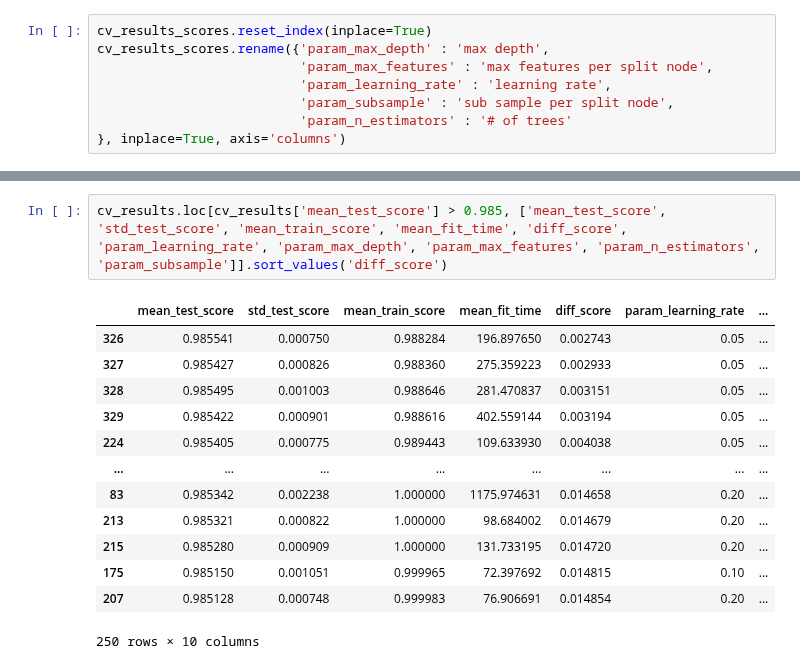
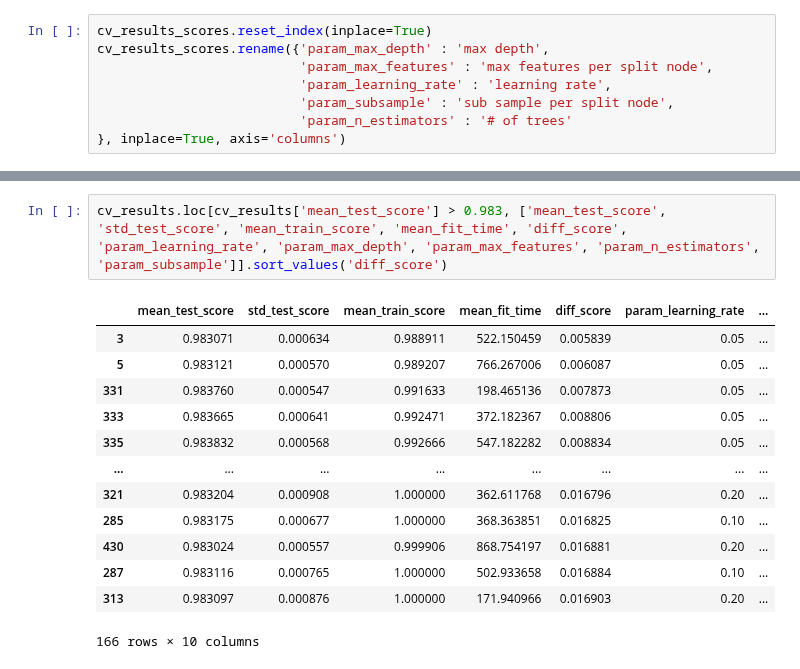
Before and after one commit to alatios/lb2jpsil_classifier-studies, a Jupyter notebook: BDT/hyperparameter-optimization/4_hyperparameter_analysis.ipynb, the cells around one changed output, grey strips where cells are left out. Drawn from its saved outputs; the diff is of its cells as text.

```diff
--- a/BDT/hyperparameter-optimization/4_hyperparameter_analysis.ipynb
+++ b/BDT/hyperparameter-optimization/4_hyperparameter_analysis.ipynb
@@ -148,19 +148,19 @@ plt.show()
 # %%
-cv_results.loc[cv_results['mean_test_score'] > 0.985, ['mean_test_score', 'std_test_score', 'mean_train_score', 'mean_fit_time', 'diff_score', 'param_learning_rate', 'param_max_depth', 'param_max_features', 'param_n_estimators', 'param_subsample']].sort_values('diff_score')
+cv_results.loc[cv_results['mean_test_score'] > 0.983, ['mean_test_score', 'std_test_score', 'mean_train_score', 'mean_fit_time', 'diff_score', 'param_learning_rate', 'param_max_depth', 'param_max_features', 'param_n_estimators', 'param_subsample']].sort_values('diff_score')
 # %% [output]
 |  | mean_test_score | std_test_score | mean_train_score | mean_fit_time | diff_score | param_learning_rate | ... |
-| 326 | 0.985541 | 0.000750 | 0.988284 | 196.897650 | 0.002743 | 0.05 | ... |
-| 327 | 0.985427 | 0.000826 | 0.988360 | 275.359223 | 0.002933 | 0.05 | ... |
-| 328 | 0.985495 | 0.001003 | 0.988646 | 281.470837 | 0.003151 | 0.05 | ... |
-| 329 | 0.985422 | 0.000901 | 0.988616 | 402.559144 | 0.003194 | 0.05 | ... |
-| 224 | 0.985405 | 0.000775 | 0.989443 | 109.633930 | 0.004038 | 0.05 | ... |
+| 3 | 0.983071 | 0.000634 | 0.988911 | 522.150459 | 0.005839 | 0.05 | ... |
+| 5 | 0.983121 | 0.000570 | 0.989207 | 766.267006 | 0.006087 | 0.05 | ... |
+| 331 | 0.983760 | 0.000547 | 0.991633 | 198.465136 | 0.007873 | 0.05 | ... |
+| 333 | 0.983665 | 0.000641 | 0.992471 | 372.182367 | 0.008806 | 0.05 | ... |
+| 335 | 0.983832 | 0.000568 | 0.992666 | 547.182282 | 0.008834 | 0.05 | ... |
 | ... | ... | ... | ... | ... | ... | ... | ... |
-| 83 | 0.985342 | 0.002238 | 1.000000 | 1175.974631 | 0.014658 | 0.20 | ... |
-| 213 | 0.985321 | 0.000822 | 1.000000 | 98.684002 | 0.014679 | 0.20 | ... |
-| 215 | 0.985280 | 0.000909 | 1.000000 | 131.733195 | 0.014720 | 0.20 | ... |
-| 175 | 0.985150 | 0.001051 | 0.999965 | 72.397692 | 0.014815 | 0.10 | ... |
-| 207 | 0.985128 | 0.000748 | 0.999983 | 76.906691 | 0.014854 | 0.20 | ... |
+| 321 | 0.983204 | 0.000908 | 1.000000 | 362.611768 | 0.016796 | 0.20 | ... |
+| 285 | 0.983175 | 0.000677 | 1.000000 | 368.363851 | 0.016825 | 0.10 | ... |
+| 430 | 0.983024 | 0.000557 | 0.999906 | 868.754197 | 0.016881 | 0.20 | ... |
+| 287 | 0.983116 | 0.000765 | 1.000000 | 502.933658 | 0.016884 | 0.10 | ... |
+| 313 | 0.983097 | 0.000876 | 1.000000 | 171.940966 | 0.016903 | 0.20 | ... |
-250 rows × 10 columns
+166 rows × 10 columns
 # %%
 cv_results.loc[cv_results['mean_test_score'] > 0.985, ['mean_test_score', 'std_test_score', 'mean_train_score', 'mean_fit_time', 'diff_score', 'param_learning_rate', 'param_max_depth', 'param_max_features', 'param_n_estimators', 'param_subsample']].sort_values('mean_test_score', ascending=False)
 # %% [output]
```
Also changed, not shown: parts of 4 cells of this notebook, 14 other files.
